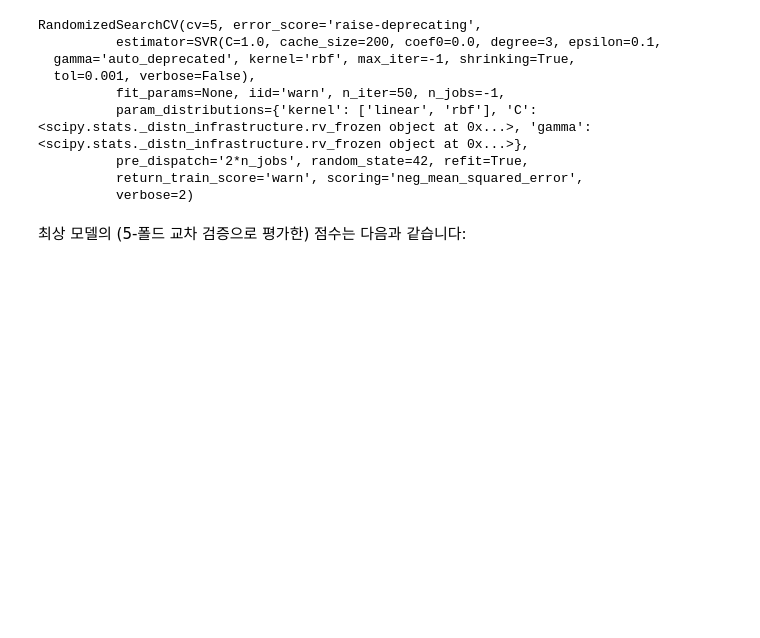
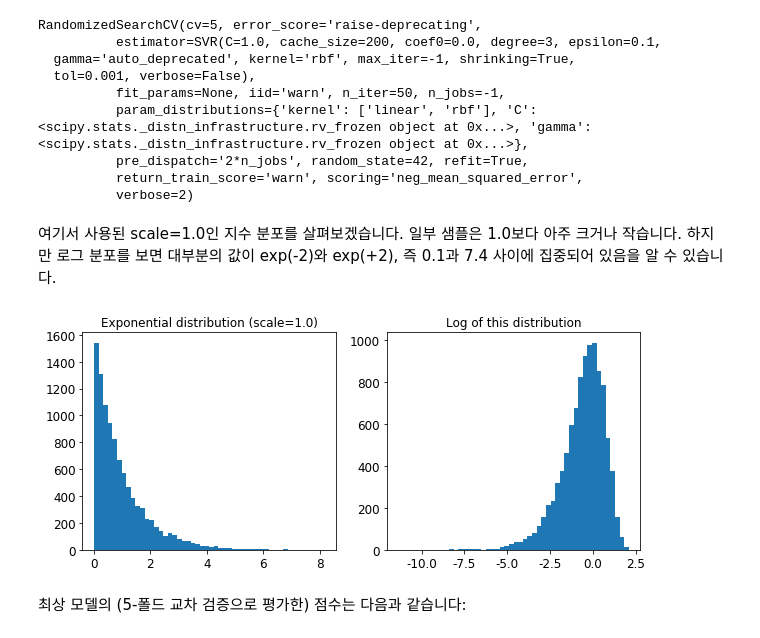
Before and after one commit to link-kut/hands_on_ml_link, a Jupyter notebook: 2-2.ipynb, the cells around one changed output. Drawn from its saved outputs; the diff is of its cells as text; code cells hidden in the pictures; blank space fills up the shorter version.

```diff
--- a/2-2.ipynb
+++ b/2-2.ipynb
@@ -865,6 +914,23 @@ RandomizedSearchCV(cv=5, error_score='raise-deprecating',
           pre_dispatch='2*n_jobs', random_state=42, refit=True,
           return_train_score='warn', scoring='neg_mean_squared_error',
           verbose=2)
+# %% [markdown]
+여기서 사용된 scale=1.0인 지수 분포를 살펴보겠습니다. 일부 샘플은 1.0보다 아주 크거나 작습니다. 하지만 로그 분포를 보면 대부분의 값이 exp(-2)와 exp(+2), 즉 0.1과 7.4 사이에 집중되어 있음을 알 수 있습니다.
+# %%
+from scipy.stats import expon, reciprocal
+
+expon_distrib = expon(scale=1.)
+samples = expon_distrib.rvs(10000, random_state=42) # 무작위 변수 10000개 생성
+plt.figure(figsize=(10, 4)) # 그래프의 가로, 세로 크기 지정
+plt.subplot(121) # 한 화면에 여러 그래프를 나눠서 그려줌, 1행 2열로 잡은 공간에서 1번째
+plt.title("Exponential distribution (scale=1.0)")
+plt.hist(samples, bins=50) # 데이터 집계할 구간
+plt.subplot(122)
+plt.title("Log of this distribution")
+plt.hist(np.log(samples), bins=50)
+plt.show()
+# %% [output]
+[figure, added]
 # %% [markdown]
 최상 모델의 (5-폴드 교차 검증으로 평가한) 점수는 다음과 같습니다:
 # %%
```
Also changed, not shown: parts of 20 cells of this notebook.
